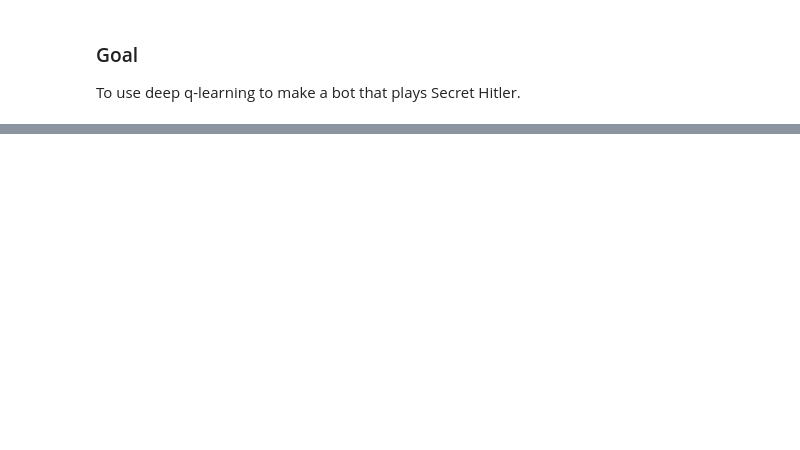
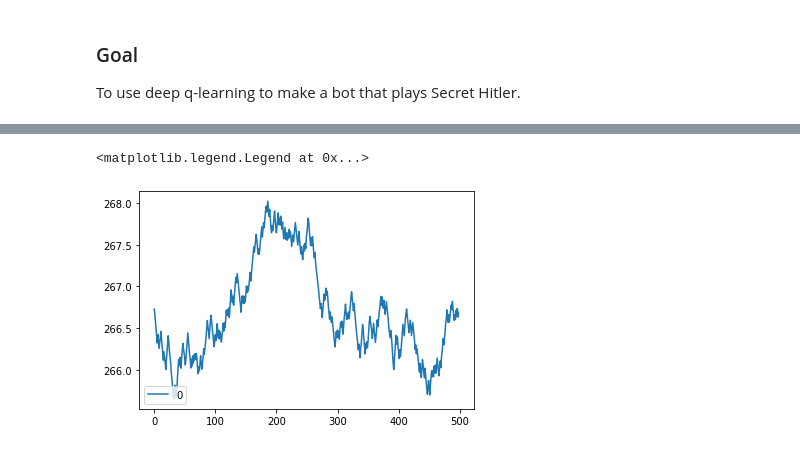
Before and after one commit to programjames/secrethitlerAI, a Jupyter notebook: self_play.ipynb, the cells around one changed output, grey strips where cells are left out. Cells and saved outputs as stored; diff of their text form; code cells hidden in the pictures; blank space fills up the shorter version.

```diff
--- a/self_play.ipynb
+++ b/self_play.ipynb
@@ -337,0 +1260,7 @@ Current tally: L5, F4
+# %%
+wr_plots = plt.plot(np.sum(np.array(elos)[:,:1], axis=1)/(len(elos[0])-1))
+#plt.ylim(0.3, 0.6)
+plt.legend(wr_plots, list(range(7)), loc=3)
+# %% [output]
+<matplotlib.legend.Legend at 0x...>
+[figure, added]
```
Also changed, not shown: parts of 28 cells of this notebook, 9 other files.
